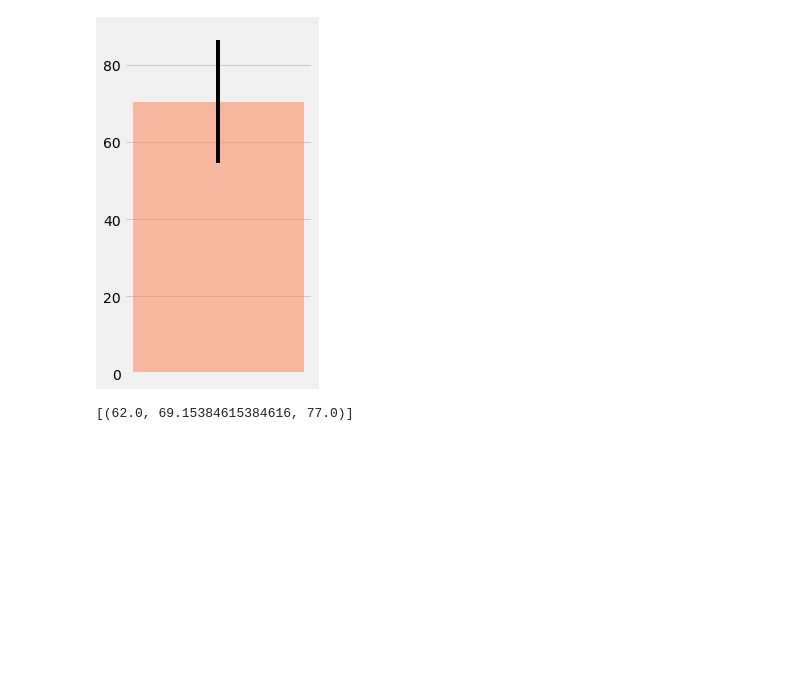
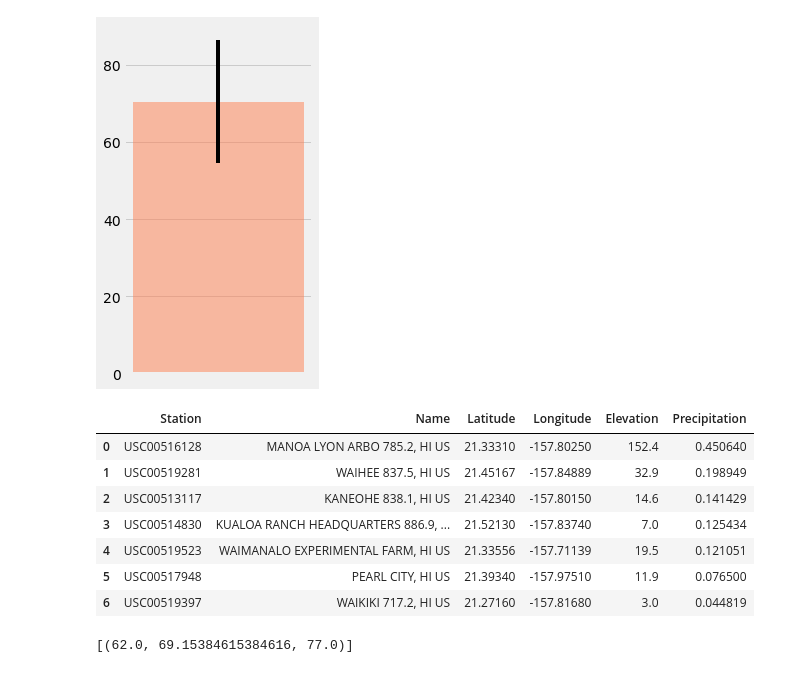
Before and after one commit to UoT-Bootcamp/SQLAlchemy-challenge, a Jupyter notebook: climate_starter.ipynb, the cells around one changed output. Cells and saved outputs as stored; diff of their text form; code cells hidden in the pictures; blank space fills up the shorter version.

```diff
--- a/climate_starter.ipynb
+++ b/climate_starter.ipynb
@@ -290,6 +270,25 @@ ax.xaxis.set_visible(False)
 # %%
 # Calculate the total amount of rainfall per weather station for your trip dates using the previous year's matching dates.
 # Sort this in descending order by precipitation amount and list the station, name, latitude, longitude, and elevation
+
+rainfall_per_station = session.query(Station.station, Station.name, Station.latitude, Station.longitude, Station.elevation, func.avg(Measurement.prcp)).\
+                        join(Station, Measurement.station == Station.station).\
+                        filter(func.strftime("%Y-%m-%d", Measurement.date) >= dt.date(2016, 8, 23)).\
+                        group_by(Station.station).\
+                        order_by(func.avg(Measurement.prcp).desc()).all()
+
+rainfall_weather_df = pd.DataFrame(rainfall_per_station, columns = ["Station", "Name", "Latitude", "Longitude", "Elevation", "Precipitation"])
+
+rainfall_weather_df
+# %% [output]
+|  | Station | Name | Latitude | Longitude | Elevation | Precipitation |
+| 0 | USC00516128 | MANOA LYON ARBO 785.2, HI US | 21.33310 | -157.80250 | 152.4 | 0.450640 |
+| 1 | USC00519281 | WAIHEE 837.5, HI US | 21.45167 | -157.84889 | 32.9 | 0.198949 |
+| 2 | USC00513117 | KANEOHE 838.1, HI US | 21.42340 | -157.80150 | 14.6 | 0.141429 |
+| 3 | USC00514830 | KUALOA RANCH HEADQUARTERS 886.9, ... | 21.52130 | -157.83740 | 7.0 | 0.125434 |
+| 4 | USC00519523 | WAIMANALO EXPERIMENTAL FARM, HI US | 21.33556 | -157.71139 | 19.5 | 0.121051 |
+| 5 | USC00517948 | PEARL CITY, HI US | 21.39340 | -157.97510 | 11.9 | 0.076500 |
+| 6 | USC00519397 | WAIKIKI 717.2, HI US | 21.27160 | -157.81680 | 3.0 | 0.044819 |
 # %%
 # Create a query that will calculate the daily normals
 # (i.e. the averages for tmin, tmax, and tavg for all historic data matching a specific month and day)
```
Also changed, not shown: parts of 2 cells of this notebook.
